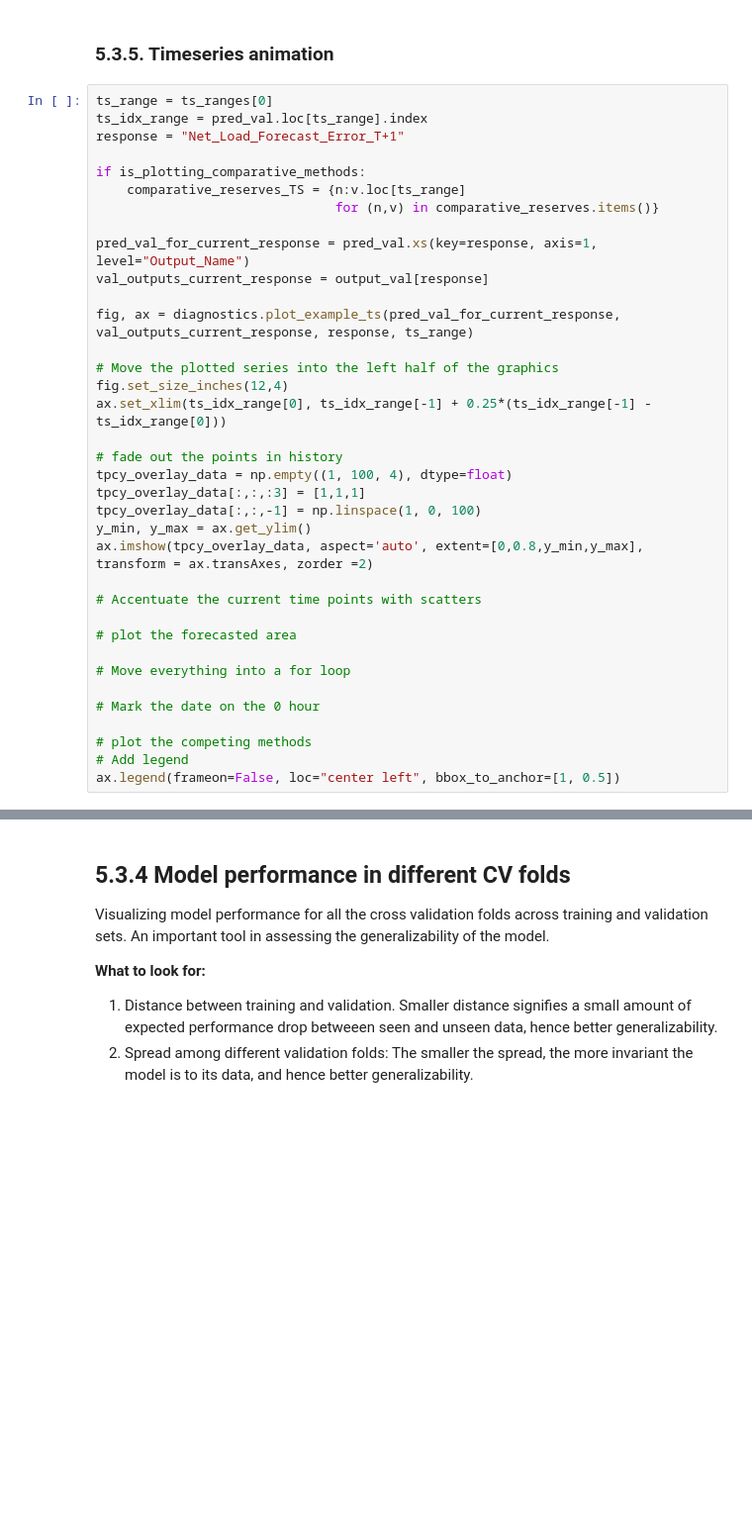
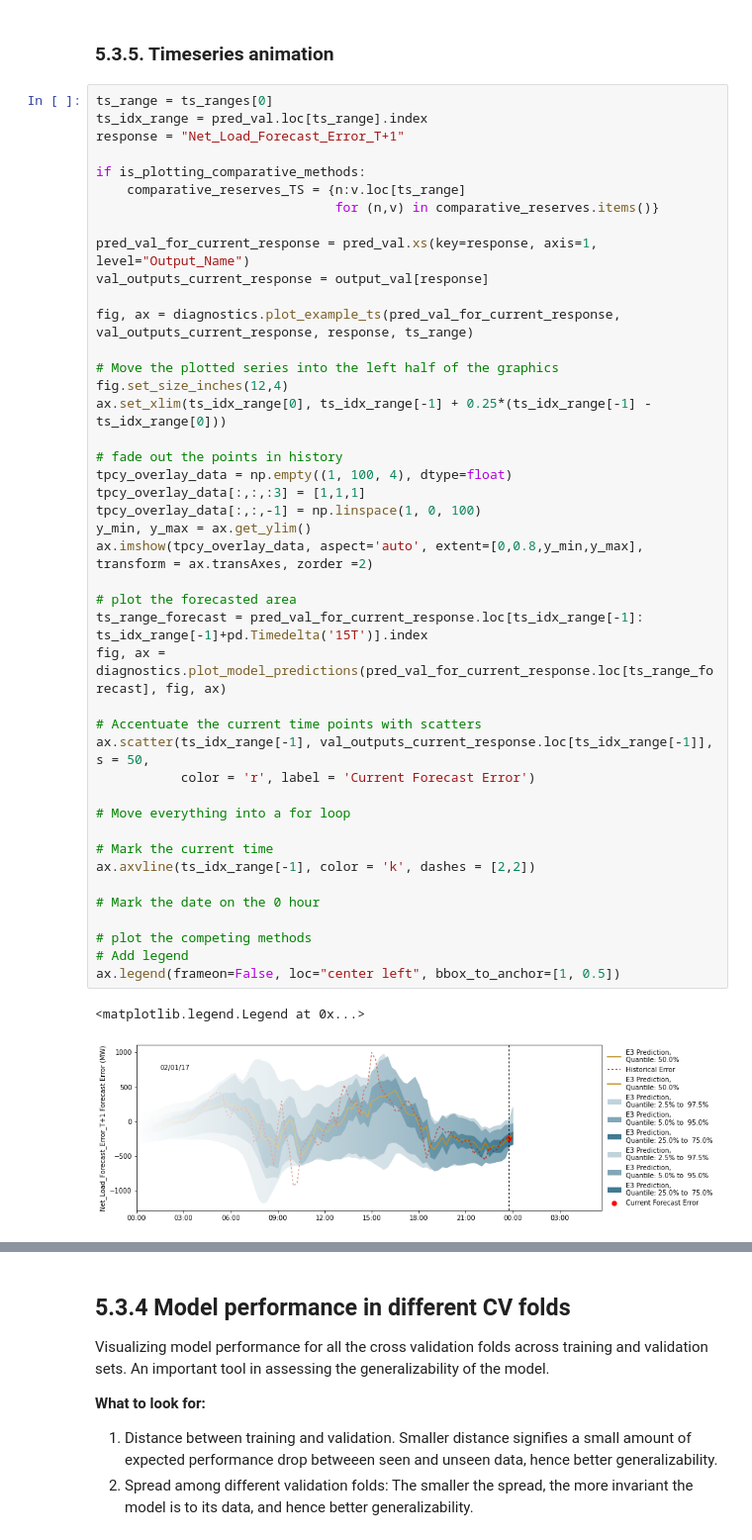
Before and after one commit to e3-/RESERVE-Public, a Jupyter notebook: code/rescue.ipynb, the cells around one changed output, grey strips where cells are left out. Shown at 99% size. Saved outputs shown, nothing was run; the diff lists cells and outputs as text; blank space fills up the shorter version.

Commit message:
Reserve animation: forecast zone and current time

```diff
--- a/code/rescue.ipynb
+++ b/code/rescue.ipynb
@@ -578,32 +583,42 @@ response = "Net_Load_Forecast_Error_T+1"
 
 if is_plotting_comparative_methods:
     comparative_reserves_TS = {n:v.loc[ts_range]
                                for (n,v) in comparative_reserves.items()}
 
 pred_val_for_current_response = pred_val.xs(key=response, axis=1, level="Output_Name")
 val_outputs_current_response = output_val[response]
 
 fig, ax = diagnostics.plot_example_ts(pred_val_for_current_response, val_outputs_current_response, response, ts_range)
 
 # Move the plotted series into the left half of the graphics
 fig.set_size_inches(12,4)
 ax.set_xlim(ts_idx_range[0], ts_idx_range[-1] + 0.25*(ts_idx_range[-1] - ts_idx_range[0]))
 
 # fade out the points in history
 tpcy_overlay_data = np.empty((1, 100, 4), dtype=float)
 tpcy_overlay_data[:,:,:3] = [1,1,1]
 tpcy_overlay_data[:,:,-1] = np.linspace(1, 0, 100)
 y_min, y_max = ax.get_ylim()
 ax.imshow(tpcy_overlay_data, aspect='auto', extent=[0,0.8,y_min,y_max], transform = ax.transAxes, zorder =2)
 
+# plot the forecasted area
+ts_range_forecast = pred_val_for_current_response.loc[ts_idx_range[-1]: ts_idx_range[-1]+pd.Timedelta('15T')].index
+fig, ax = diagnostics.plot_model_predictions(pred_val_for_current_response.loc[ts_range_forecast], fig, ax)
+
 # Accentuate the current time points with scatters
-
-# plot the forecasted area
+ax.scatter(ts_idx_range[-1], val_outputs_current_response.loc[ts_idx_range[-1]], s = 50,
+           color = 'r', label = 'Current Forecast Error')
 
 # Move everything into a for loop
+
+# Mark the current time
+ax.axvline(ts_idx_range[-1], color = 'k', dashes = [2,2])
 
 # Mark the date on the 0 hour
 
 # plot the competing methods
 # Add legend
 ax.legend(frameon=False, loc="center left", bbox_to_anchor=[1, 0.5])
+# %% [output]
+<matplotlib.legend.Legend at 0x...>
+[figure, added]
```
Also changed, not shown: parts of 4 cells of this notebook.
